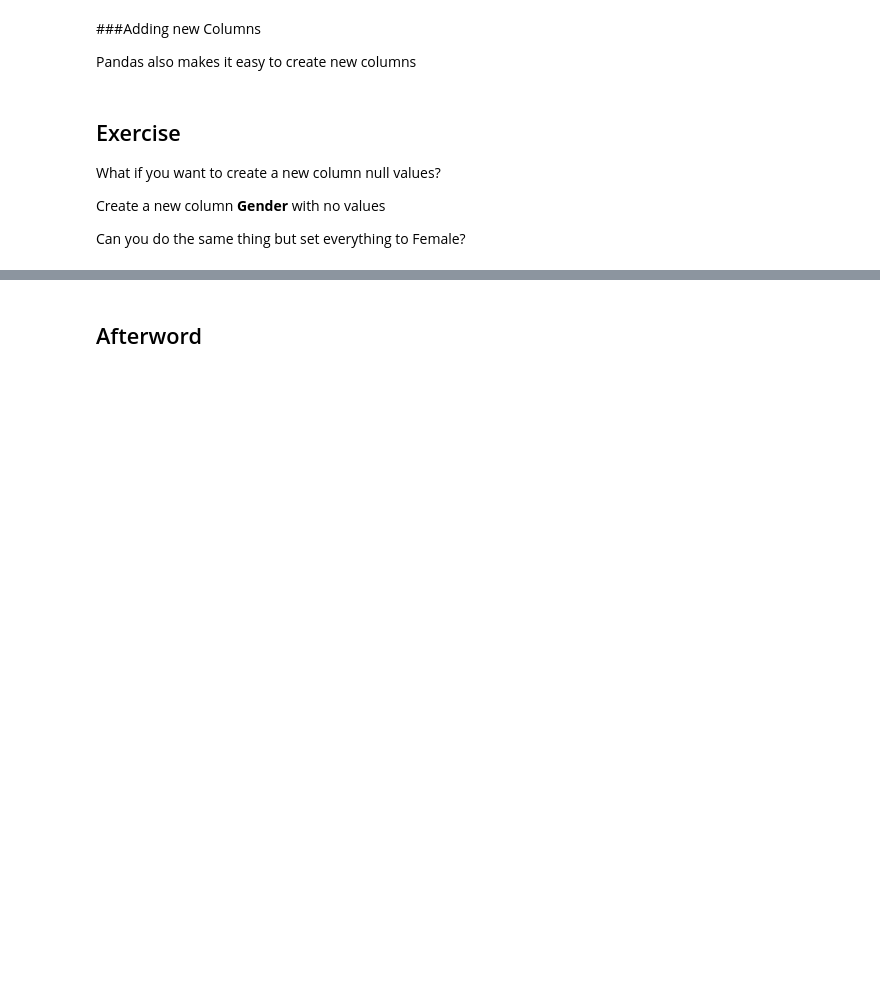
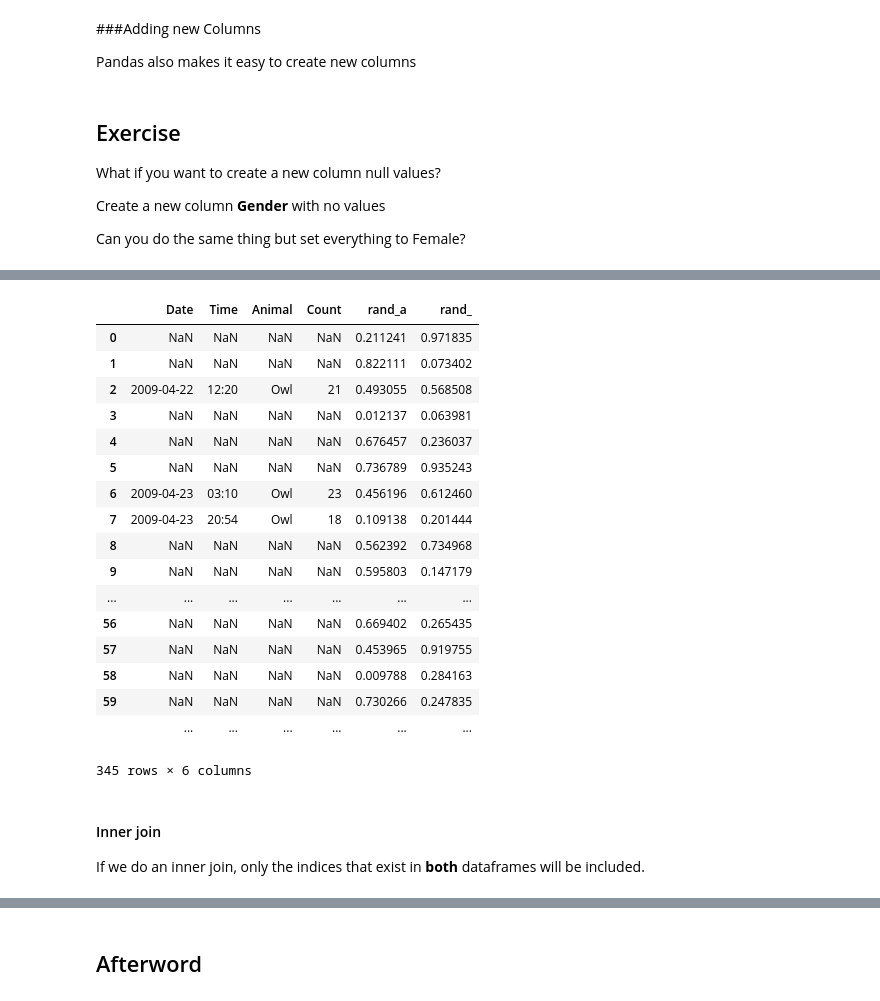
Before and after one commit to swcarpentry/2014-04-14-wise, a Jupyter notebook: advanced/python/pandas-master.ipynb, the cells around one changed output, grey strips where cells are left out. Saved outputs shown, nothing was run; the diff lists cells and outputs as text; code cells hidden in the pictures; blank space fills up the shorter version.

```diff
--- a/advanced/python/pandas-master.ipynb
+++ b/advanced/python/pandas-master.ipynb
@@ -273,0 +407,27 @@ df[:10]
+# %%
+fullowls = owls.join(moreowls, how='outer')
+# %%
+fullowls
+# %% [output]
+|  | Date | Time | Animal | Count | rand_a | rand_ |
+| 0 | NaN | NaN | NaN | NaN | 0.211241 | 0.971835 |
+| 1 | NaN | NaN | NaN | NaN | 0.822111 | 0.073402 |
+| 2 | 2009-04-22 | 12:20 | Owl | 21 | 0.493055 | 0.568508 |
+| 3 | NaN | NaN | NaN | NaN | 0.012137 | 0.063981 |
+| 4 | NaN | NaN | NaN | NaN | 0.676457 | 0.236037 |
+| 5 | NaN | NaN | NaN | NaN | 0.736789 | 0.935243 |
+| 6 | 2009-04-23 | 03:10 | Owl | 23 | 0.456196 | 0.612460 |
+| 7 | 2009-04-23 | 20:54 | Owl | 18 | 0.109138 | 0.201444 |
+| 8 | NaN | NaN | NaN | NaN | 0.562392 | 0.734968 |
+| 9 | NaN | NaN | NaN | NaN | 0.595803 | 0.147179 |
+| ... | ... | ... | ... | ... | ... | ... |
+| 56 | NaN | NaN | NaN | NaN | 0.669402 | 0.265435 |
+| 57 | NaN | NaN | NaN | NaN | 0.453965 | 0.919755 |
+| 58 | NaN | NaN | NaN | NaN | 0.009788 | 0.284163 |
+| 59 | NaN | NaN | NaN | NaN | 0.730266 | 0.247835 |
+|  | ... | ... | ... | ... | ... | ... |
+345 rows × 6 columns
+# %% [markdown]
+#### Inner join
+
+If we do an inner join, only the indices that exist in **both** dataframes will be included.
```
Also changed, not shown: parts of 21 cells of this notebook, 4 other files.
